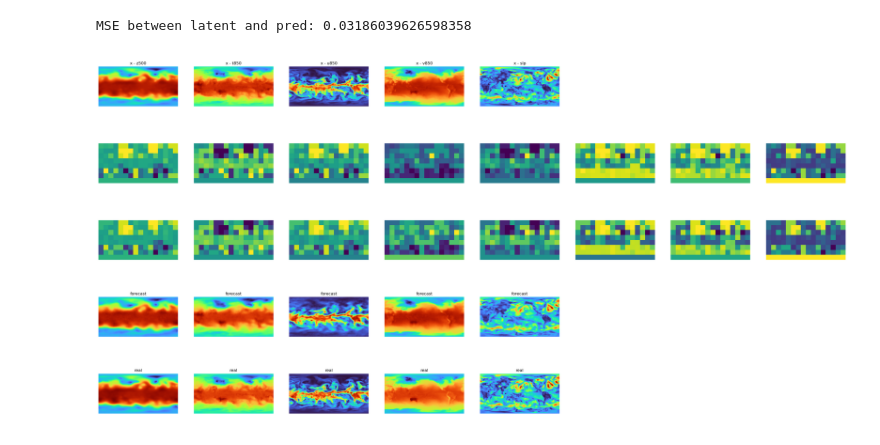
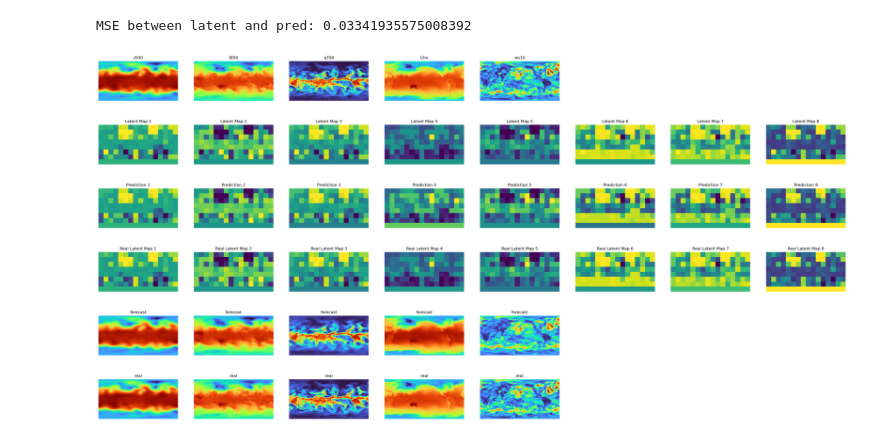
Before and after one commit to HendricSch/LatentUmbrellaNet, a Jupyter notebook: eval_forecast.ipynb, the cells around one changed output. Cells and saved outputs as stored; diff of their text form; code cells hidden in the pictures.

```diff
--- a/eval_forecast.ipynb
+++ b/eval_forecast.ipynb
@@ -18,13 +18,18 @@ vqvae = VQVAE.load_from_checkpoint(vqvae_checkpoint, in_channels=5).to(device)
 vqvae.eval()
 
 resnet = ResNet(in_channels=8).to(device)
-resnet.load_state_dict(torch.load(resnet_checkpoint, weights_only=True))
+
+if device == "cuda":
+    resnet.load_state_dict(torch.load(resnet_checkpoint, weights_only=True))
+else:
+    resnet.load_state_dict(torch.load(resnet_checkpoint, map_location=device, weights_only=True))
+
 resnet.eval()
 
 dataset = VAEDataset(data_path, channels=5, img_res=(128, 64))
 # %%
 sample = torch.Tensor(dataset[0]).unsqueeze(0).to(device)
-real = dataset[1]
+real = torch.Tensor(dataset[1]).unsqueeze(0).to(device)
 
 with torch.no_grad():
     _, latent, _ = vqvae(sample)
@@ -32,74 +37,70 @@ with torch.no_grad():
     pred = resnet(latent)
     pred, _, _ = vqvae.quantize(pred)
 
+    _, latent_real, _ = vqvae(real)
+
     forecast = vqvae.decode(pred)
 
 sample = sample.squeeze().cpu().numpy()
+real = real.squeeze().cpu().numpy()
+
 latent = latent.squeeze().cpu().numpy()
+latent_real = latent_real.squeeze().cpu().numpy()
 pred = pred.squeeze().cpu().numpy()
+
 forecast = forecast.squeeze().cpu().numpy()
 
 # mse between latent and pred
 mse = np.mean((latent - pred) ** 2)
 print(f'MSE between latent and pred: {mse}')
 # %% [output]
-MSE between latent and pred: 0.03186039626598358
+MSE between latent and pred: 0.03341935575008392
 # %%
-fig, axs = plt.subplots(5, 8, figsize=(40, 20))
+names = ['z500', 't850', 'q700', 't2m', 'ws10']
 
-axs[0, 0].imshow(sample[0].T, cmap='turbo', origin='lower')
-axs[0, 0].set_title('x - z500')
-axs[0, 0].axis('off')
+fig, axs = plt.subplots(6, 8, figsize=(40, 20))
 
-axs[0, 1].imshow(sample[1].T, cmap='turbo', origin='lower')
-axs[0, 1].set_title('x - t850')
-axs[0, 1].axis('off')
+for i in range(5):
+    axs[0, i].imshow(real[i].T, cmap='turbo', origin='lower')
+    axs[0, i].set_title(names[i])
+    axs[0, i].axis('off')
 
-axs[0, 2].imshow(sample[2].T, cmap='turbo', origin='lower')
-axs[0, 2].set_title('x - u850')
-axs[0, 2].axis('off')
-
-axs[0, 3].imshow(sample[3].T, cmap='turbo', origin='lower')
-axs[0, 3].set_title('x - v850')
-axs[0, 3].axis('off')
-
-axs[0, 4].imshow(sample[4].T, cmap='turbo', origin='lower')
-axs[0, 4].set_title('x - slp')
-axs[0, 4].axis('off')
-
-axs[0, 5].axis('off')
-axs[0, 6].axis('off')
-axs[0, 7].axis('off')
+for i in range(3):
+    axs[0, i + 5].axis('off')
 
 for i in range(8):
     axs[1, i].imshow(latent[i].T, origin='lower')
-    axs[1, i].set_title('')
+    axs[1, i].set_title('Latent Map ' + str(i + 1))
     axs[1, i].axis('off')
 
 for i in range(8):
     axs[2, i].imshow(pred[i].T, origin='lower')
-    axs[2, i].set_title('')
+    axs[2, i].set_title('Prediction ' + str(i + 1))
     axs[2, i].axis('off')
 
-for i in range(5):
-    axs[3, i].imshow(forecast[i].T, cmap='turbo', origin='lower')
-    axs[3, i].set_title('forecast')
+for i in range(8):
+    axs[3, i].imshow(latent_real[i].T, origin='lower')
+    axs[3, i].set_title('Real Latent Map ' + str(i + 1))
     axs[3, i].axis('off')
 
-for i in range(3):
-    axs[3, i + 5].axis('off')
-
 for i in range(5):
-    axs[4, i].imshow(real[i].T, cmap='turbo', origin='lower')
-    axs[4, i].set_title('real')
+    axs[4, i].imshow(forecast[i].T, cmap='turbo', origin='lower')
+    axs[4, i].set_title('forecast')
     axs[4, i].axis('off')
 
 for i in range(3):
     axs[4, i + 5].axis('off')
 
+for i in range(5):
+    axs[5, i].imshow(real[i].T, cmap='turbo', origin='lower')
+    axs[5, i].set_title('real')
+    axs[5, i].axis('off')
+
+for i in range(3):
+    axs[5, i + 5].axis('off')
 
 
 plt.savefig('forecast.png')
 plt.show()
 # %% [output]
-[figure, old version]
+[figure, new version]
```
Also changed, not shown: 10 other files.
